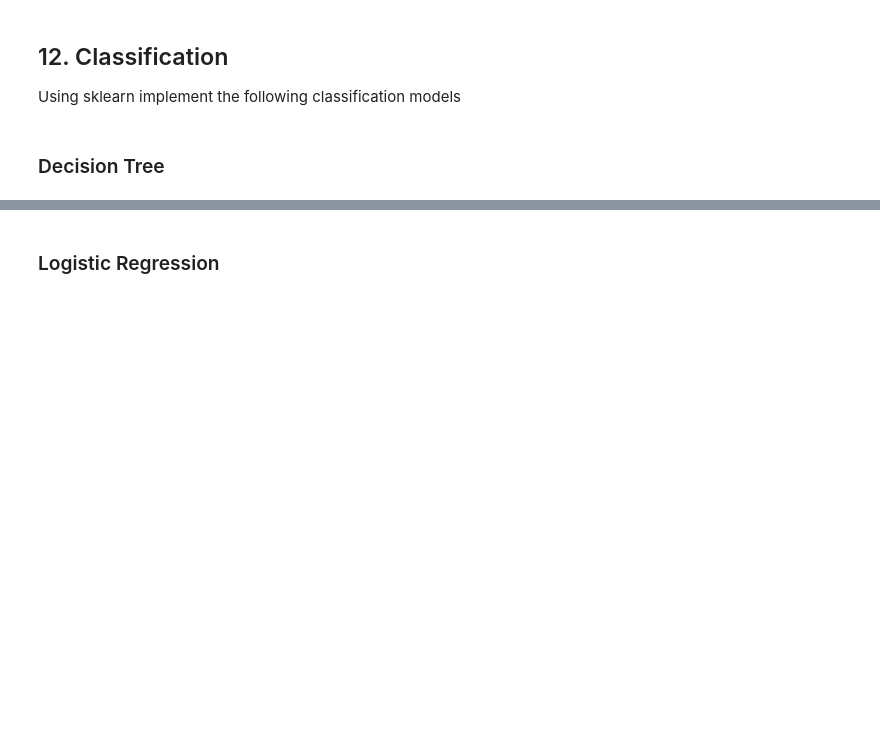
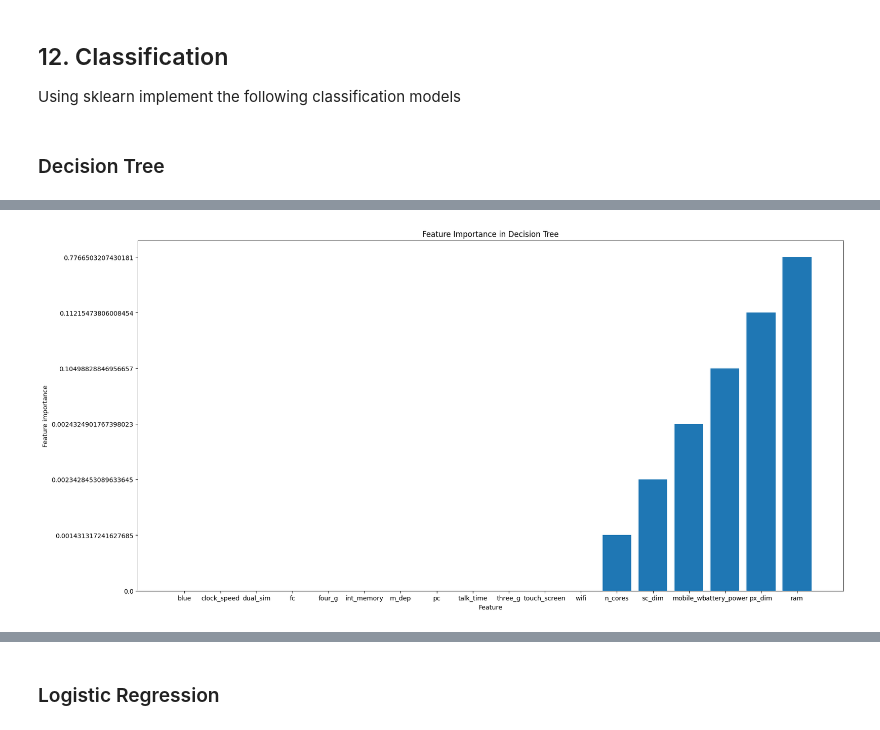
Before and after one commit to FabioNicotra/FabiosPortfolio, a Jupyter notebook: 02/temp_name.ipynb, the cells around one changed output, grey strips where cells are left out. Drawn from its saved outputs; the diff is of its cells as text; code cells hidden in the pictures; blank space fills up the shorter version.

```diff
--- a/02/temp_name.ipynb
+++ b/02/temp_name.ipynb
@@ -270,3 +250,3 @@ Select the label 'price_range' as y and the remaining ones as x
 # %%
-y_train = train_df.price_range
-X_train = train_df.drop('price_range', axis=1)
+y = train_df.price_range
+X = train_df.drop('price_range', axis=1)
@@ -278,4 +256,6 @@ from sklearn.preprocessing import StandardScaler
 # %%
 from sklearn.preprocessing import StandardScaler
 std_scaler = StandardScaler()
-X_scaled = std_scaler.fit_transform(X_train.values)
+X_scaled = std_scaler.fit_transform(X.values)
+X = pd.DataFrame(X_scaled,columns=X.columns, index=X.index)
+X.head()
@@ -288,0 +271,2 @@ Apply the transformations to the test_df
+# %%
+X_train, X_val, y_train, y_val = train_test_split(X, y, test_size=0.3, random_state=42)
@@ -313,16 +323,18 @@ gridsearch.best_params_
 dt = gridsearch.best_estimator_
 fdt = dt.fit(X_train, y_train)
 # %%
-fi=np.array(sorted(zip(X.columns, fdt.feature_importances_),key=lambda x: x[1], reverse=False))
+fi=np.array(sorted(zip(X_train.columns, fdt.feature_importances_),key=lambda x: x[1], reverse=False))
 
 fig=plt.figure(figsize=(20,10))
 plt.bar(
     x=fi[:,0],
     height=fi[:,1],
     tick_label=fi[:,0]
 )
 plt.ylabel('Feature importance')
 plt.xlabel('Feature')
 plt.title('Feature Importance in Decision Tree')
 plt.show()
+# %% [output]
+[figure, added]
 # %%
```
Also changed, not shown: parts of 40 cells of this notebook.
